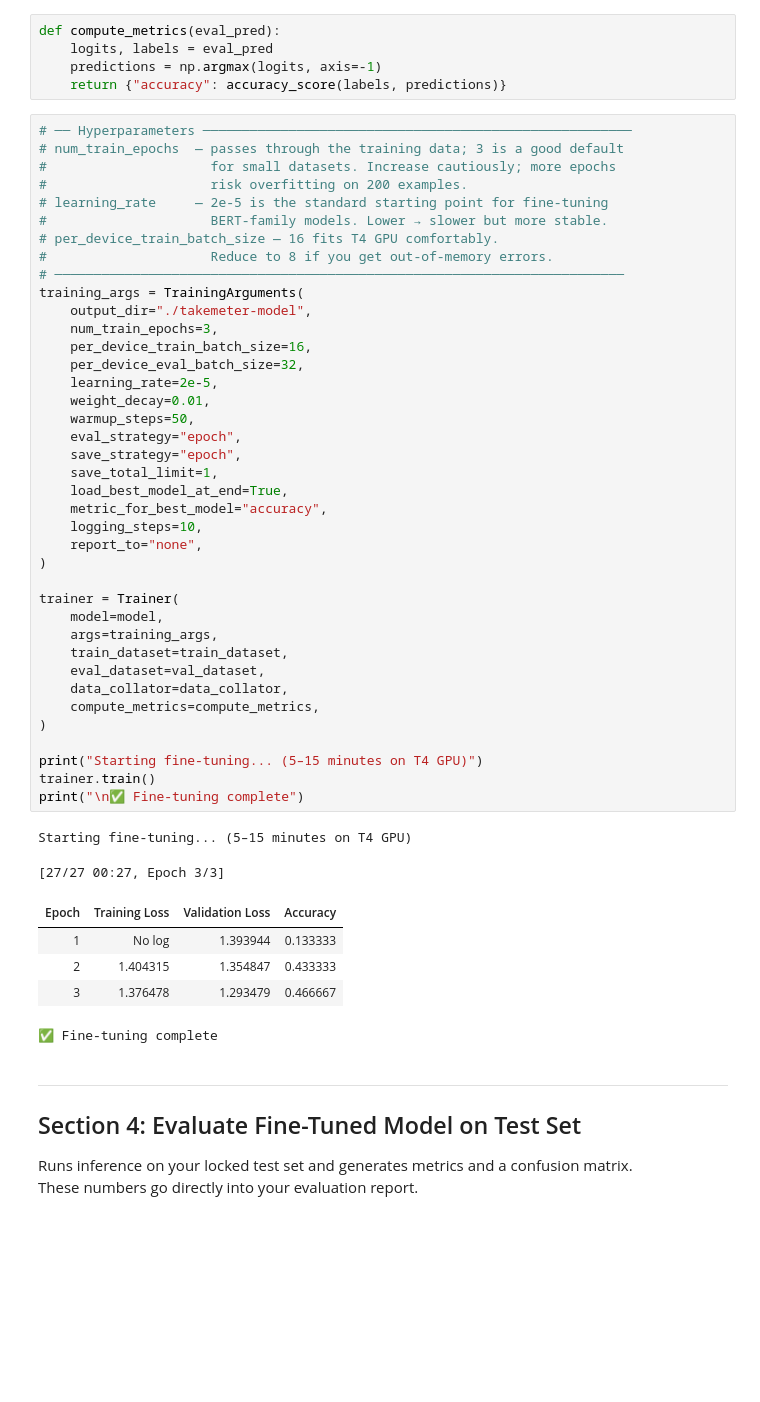
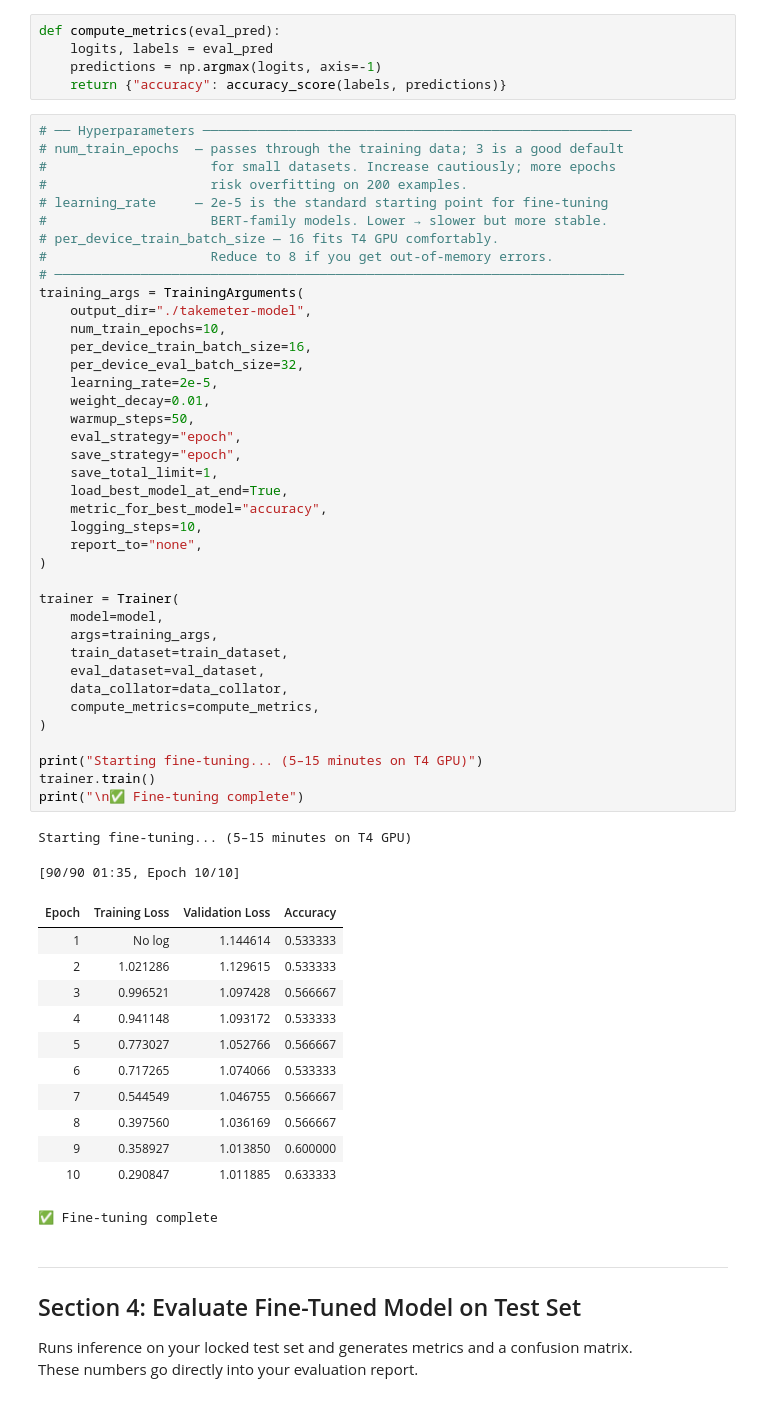
Before and after one commit to trihiennguye-ux/ai201-project3-takemeter, a Jupyter notebook: ai201_project3_takemeter_starter_clean.ipynb, the cells around one changed output. Drawn from its saved outputs; the diff is of its cells as text; blank space fills up the shorter version.

```diff
--- a/ai201_project3_takemeter_starter_clean.ipynb
+++ b/ai201_project3_takemeter_starter_clean.ipynb
@@ -285,40 +285,47 @@ def compute_metrics(eval_pred):
 # ─────────────────────────────────────────────────────────────────────────
 training_args = TrainingArguments(
     output_dir="./takemeter-model",
-    num_train_epochs=3,
+    num_train_epochs=10,
     per_device_train_batch_size=16,
     per_device_eval_batch_size=32,
     learning_rate=2e-5,
     weight_decay=0.01,
     warmup_steps=50,
     eval_strategy="epoch",
     save_strategy="epoch",
     save_total_limit=1,
     load_best_model_at_end=True,
     metric_for_best_model="accuracy",
     logging_steps=10,
     report_to="none",
 )
 
 trainer = Trainer(
     model=model,
     args=training_args,
     train_dataset=train_dataset,
     eval_dataset=val_dataset,
     data_collator=data_collator,
     compute_metrics=compute_metrics,
 )
 
 print("Starting fine-tuning... (5–15 minutes on T4 GPU)")
 trainer.train()
 print("\n✅ Fine-tuning complete")
 # %% [output]
 Starting fine-tuning... (5–15 minutes on T4 GPU)
-[27/27 00:27, Epoch 3/3]
+[90/90 01:35, Epoch 10/10]
 | Epoch | Training Loss | Validation Loss | Accuracy |
-| 1 | No log | 1.393944 | 0.133333 |
-| 2 | 1.404315 | 1.354847 | 0.433333 |
-| 3 | 1.376478 | 1.293479 | 0.466667 |
+| 1 | No log | 1.144614 | 0.533333 |
+| 2 | 1.021286 | 1.129615 | 0.533333 |
+| 3 | 0.996521 | 1.097428 | 0.566667 |
+| 4 | 0.941148 | 1.093172 | 0.533333 |
+| 5 | 0.773027 | 1.052766 | 0.566667 |
+| 6 | 0.717265 | 1.074066 | 0.533333 |
+| 7 | 0.544549 | 1.046755 | 0.566667 |
+| 8 | 0.397560 | 1.036169 | 0.566667 |
+| 9 | 0.358927 | 1.013850 | 0.600000 |
+| 10 | 0.290847 | 1.011885 | 0.633333 |
 ✅ Fine-tuning complete
 # %% [markdown]
 ---
```
Also changed, not shown: parts of 8 cells of this notebook, 6 other files.
